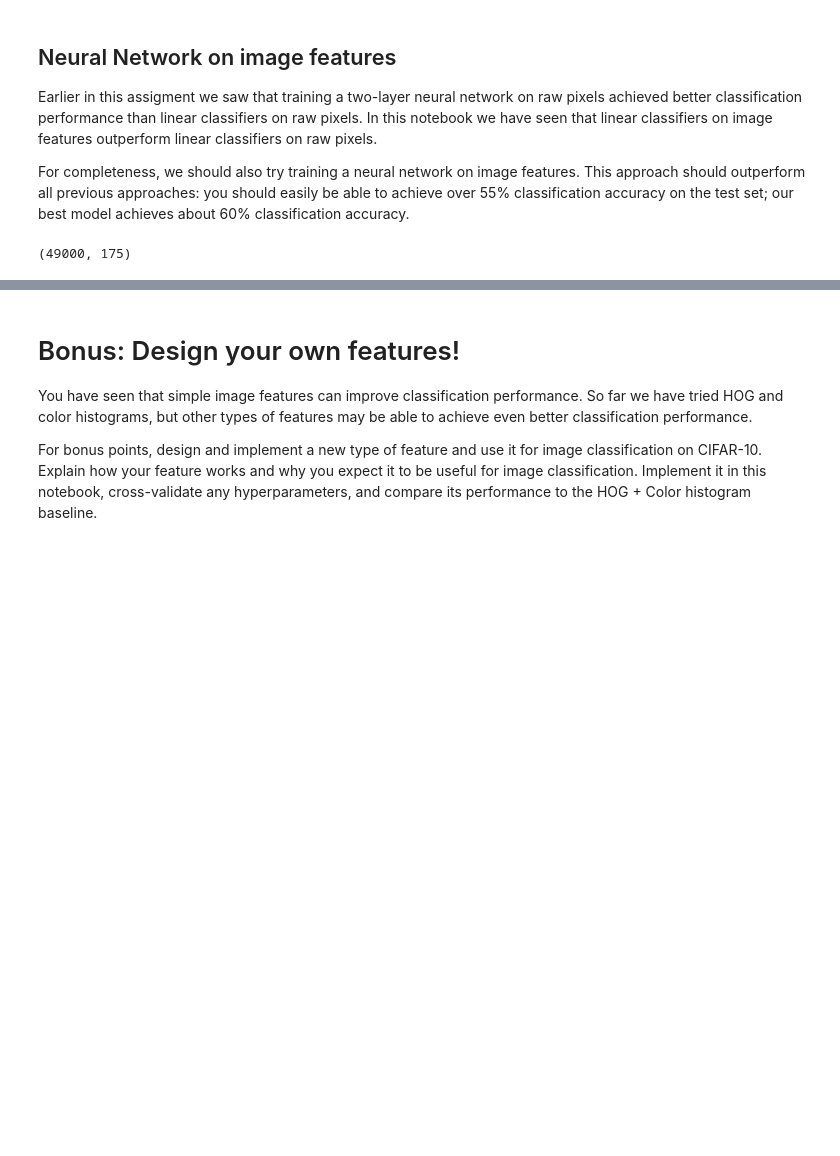
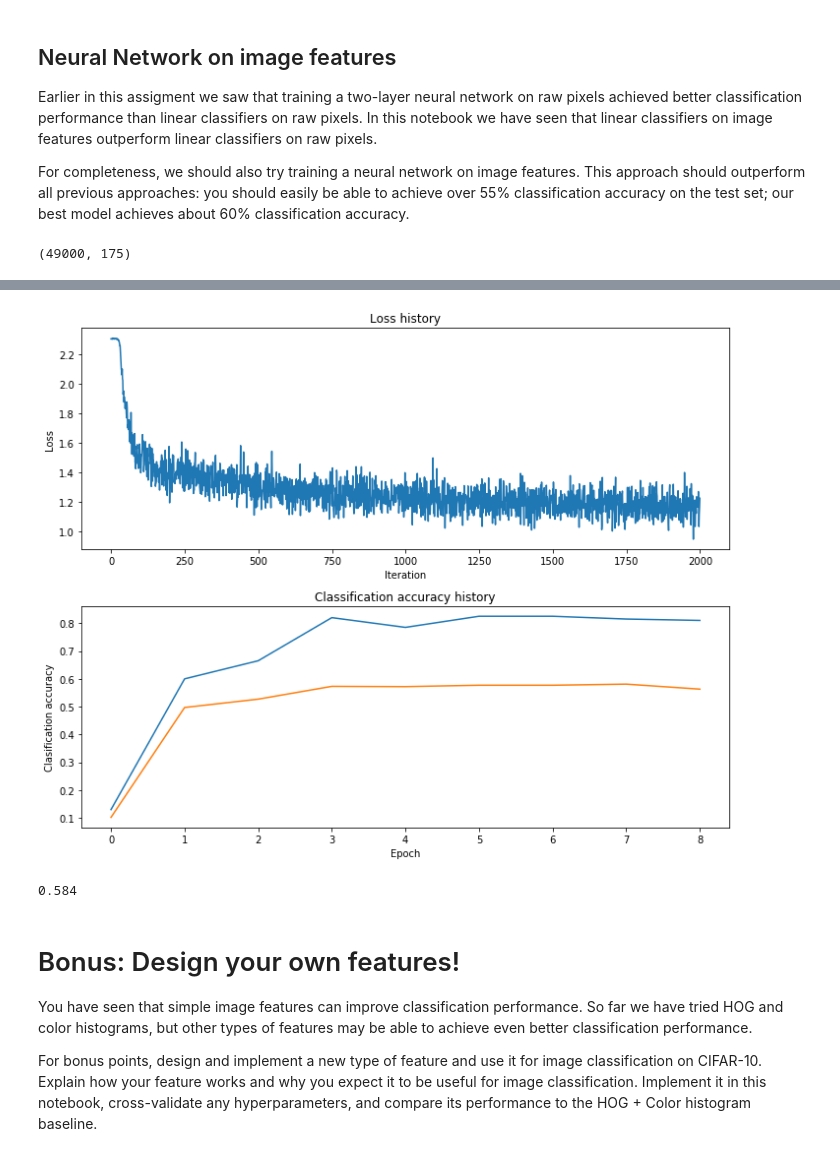
Before and after one commit to dbxmcf/cs231n_assign1, a Jupyter notebook: assignment1/features.ipynb, the cells around one changed output, grey strips where cells are left out. Saved outputs shown, nothing was run; the diff lists cells and outputs as text; code cells hidden in the pictures; blank space fills up the shorter version.

```diff
--- a/assignment1/features.ipynb
+++ b/assignment1/features.ipynb
@@ -316,9 +337,37 @@ best_lr,best_rs,best_val 1e-09 100000000.0 0.092
+# %%
+# Plot the loss function and train / validation accuracies
+plt.subplot(2, 1, 1)
+plt.plot(best_stats['loss_history'])
+plt.title('Loss history')
+plt.xlabel('Iteration')
+plt.ylabel('Loss')
+
+plt.subplot(2, 1, 2)
+plt.plot(best_stats['train_acc_history'], label='train')
+plt.plot(best_stats['val_acc_history'], label='val')
+plt.title('Classification accuracy history')
+plt.xlabel('Epoch')
+plt.ylabel('Clasification accuracy')
+plt.tight_layout()
+plt.show()
+
+# def show_net_weights(net):
+#     W1 = net.params['W1']
+#     W1 = W1.reshape(32, 32, 3, -1).transpose(3, 0, 1, 2)
+#     plt.imshow(visualize_grid(W1, padding=3).astype('uint8'))
+#     plt.gca().axis('off')
+#     plt.show()
+# show_net_weights(net)
+# %% [output]
+[figure, added]
 # %%
 # Run your neural net classifier on the test set. You should be able to
 # get more than 55% accuracy.
 
-test_acc = (net.predict(X_test_feats) == y_test).mean()
+test_acc = (best_net.predict(X_test_feats) == y_test).mean()
 print(test_acc)
+# %% [output]
+0.584
 # %% [markdown]
 # Bonus: Design your own features!
 
```
Also changed, not shown: parts of 7 cells of this notebook, 2 other files.
